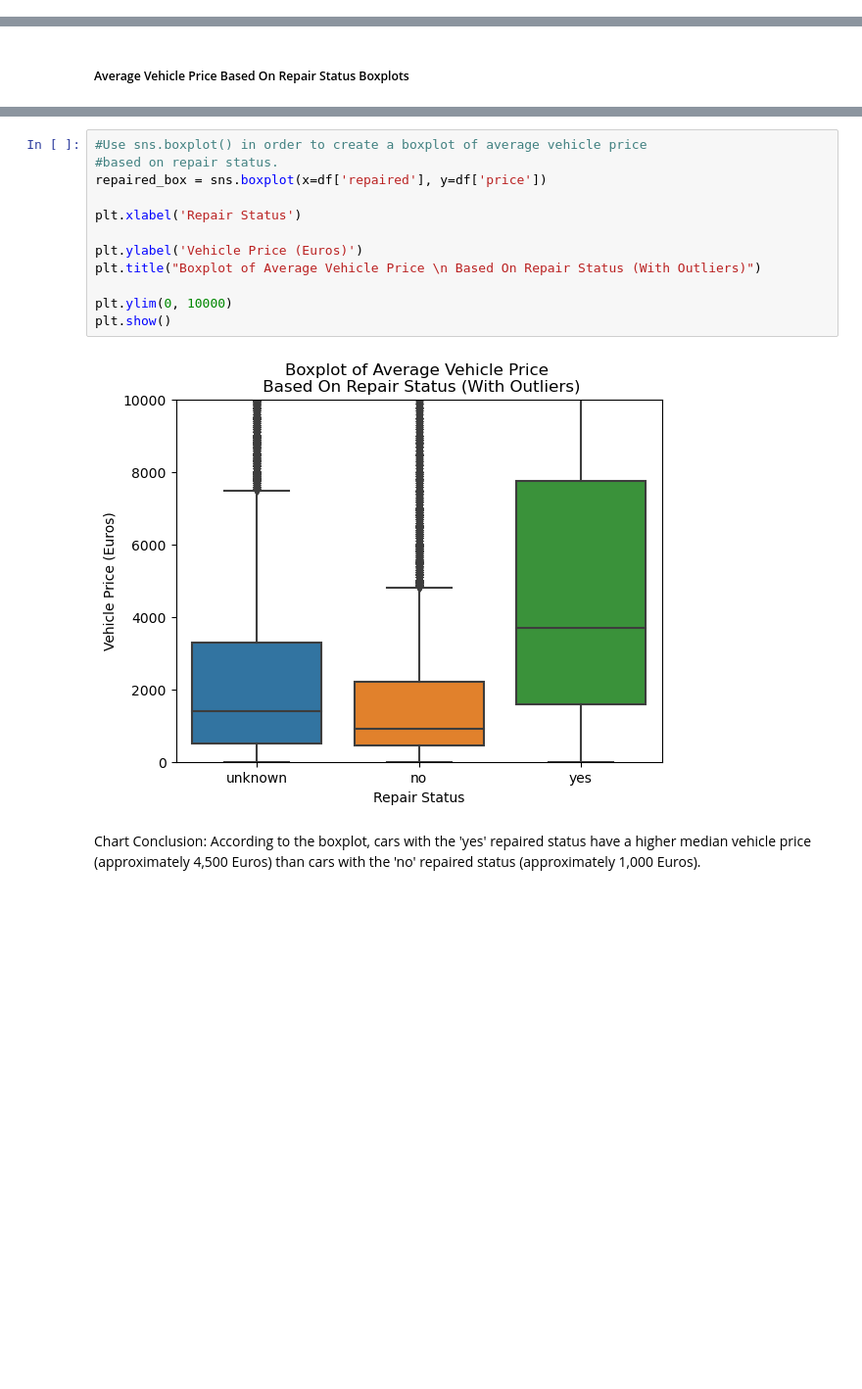
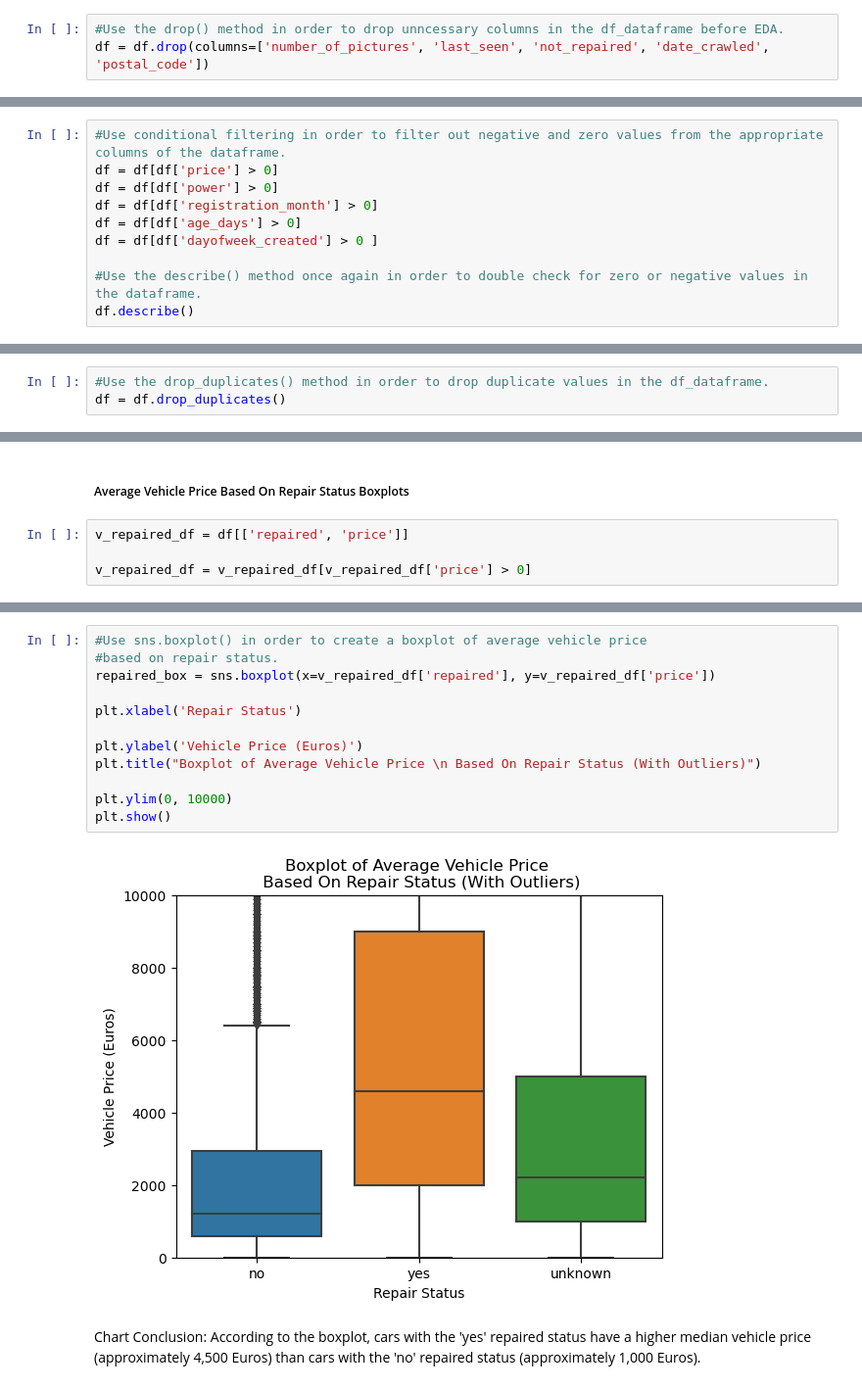
Before and after one commit to BLacuesta3/Sprint-12-Project, a Jupyter notebook: Sprint 12 Project Reviewed 2.ipynb, the cells around one changed output, grey strips where cells are left out. Shown at 98% size. Saved outputs shown, nothing was run; the diff lists cells and outputs as text; blank space fills up the shorter version.

```diff
--- a/Sprint 12 Project Reviewed 2.ipynb
+++ b/Sprint 12 Project Reviewed 2.ipynb
@@ -403,3 +421,6 @@ df['month_crawled'] = df['date_crawled'].dt.month
 
 #Use dt.days in order to extract the day of the week number index in the date_created column.
 df['dayofweek_created'] = df['date_created'].dt.weekday
+# %%
+#Use the drop() method in order to drop unncessary columns in the df_dataframe before EDA.
+df = df.drop(columns=['number_of_pictures', 'last_seen', 'not_repaired', 'date_crawled', 'postal_code'])
@@ -405,0 +457,10 @@ df['dayofweek_created'] = df['date_created'].dt.weekday
+# %%
+#Use conditional filtering in order to filter out negative and zero values from the appropriate columns of the dataframe.
+df = df[df['price'] > 0]
+df = df[df['power'] > 0]
+df = df[df['registration_month'] > 0]
+df = df[df['age_days'] > 0]
+df = df[df['dayofweek_created'] > 0 ]
+
+#Use the describe() method once again in order to double check for zero or negative values in the dataframe.
+df.describe()
@@ -405,0 +509,3 @@ df['dayofweek_created'] = df['date_created'].dt.weekday
+# %%
+#Use the drop_duplicates() method in order to drop duplicate values in the df_dataframe.
+df = df.drop_duplicates()
@@ -826,6 +968,10 @@ According to the boxplot, cars with the auto gearbox type have a higher median v
 than cars with the manual gearbox type (approximately 3,100 Euros).
 # %% [markdown]
 ##### Average Vehicle Price Based On Repair Status Boxplots
+# %%
+v_repaired_df = df[['repaired', 'price']]
+
+v_repaired_df = v_repaired_df[v_repaired_df['price'] > 0]
 # %%
 #Use sns.boxplot() in order to create a boxplot of average vehicle price
 #based on repair status.
@@ -842,17 +988,17 @@ plt.show()
 # %%
 #Use sns.boxplot() in order to create a boxplot of average vehicle price
 #based on repair status.
-repaired_box = sns.boxplot(x=df['repaired'], y=df['price'])
+repaired_box = sns.boxplot(x=v_repaired_df['repaired'], y=v_repaired_df['price'])
 
 plt.xlabel('Repair Status')
 
 plt.ylabel('Vehicle Price (Euros)')
 plt.title("Boxplot of Average Vehicle Price \n Based On Repair Status (With Outliers)")
 
 plt.ylim(0, 10000)
 plt.show()
 # %% [output]
-[figure, old version]
+[figure, new version]
 # %% [markdown]
 Chart Conclusion:
 According to the boxplot, cars with the 'yes' repaired status have a higher median vehicle price (approximately 4,500 Euros)
```
Also changed, not shown: parts of 86 cells of this notebook, 4 other files.
